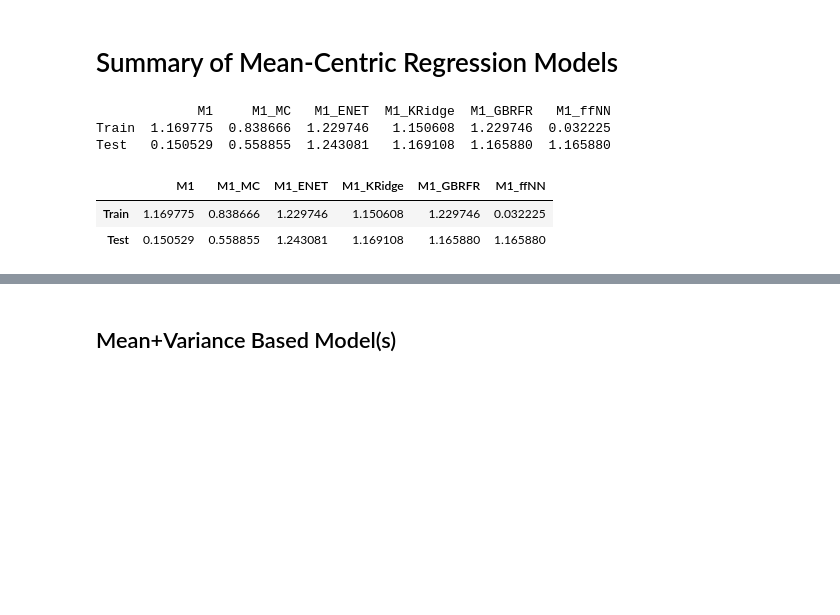
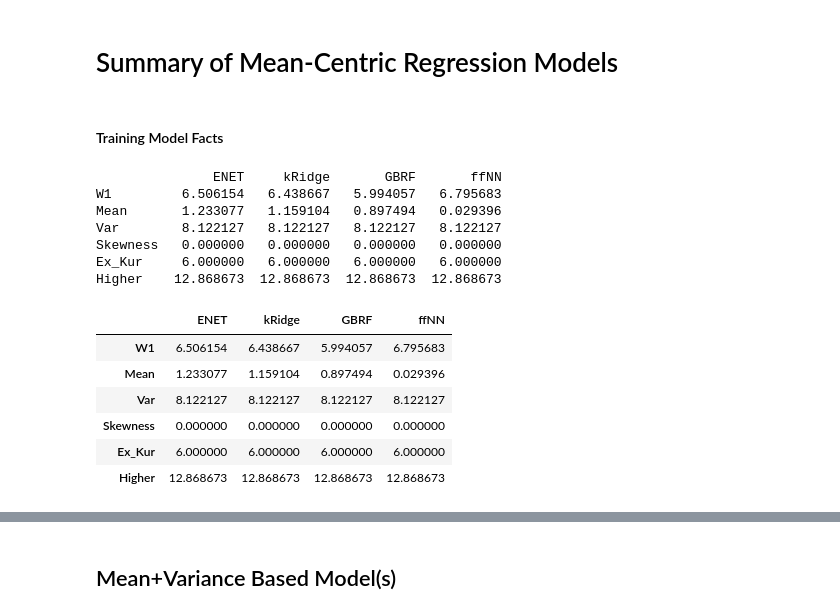
Before and after one commit to AnastasisKratsios/UniversalProcesses, a Jupyter notebook: Universal_Measure_Valued_networks.ipynb, the cells around one changed output, grey strips where cells are left out. Cells and saved outputs as stored; diff of their text form; code cells hidden in the pictures; blank space fills up the shorter version.

```diff
--- a/Universal_Measure_Valued_networks.ipynb
+++ b/Universal_Measure_Valued_networks.ipynb
@@ -735,12 +810,22 @@ TypeError: 'float' object is not callable
 # %% [markdown]
 # Summary of Mean-Centric Regression Models
-# %%
-print(Summary_mean_models_test)
-Summary_mean_models_test
-# %% [output]
-             M1     M1_MC   M1_ENET  M1_KRidge  M1_GBRFR   M1_ffNN
-Train  1.169775  0.838666  1.229746   1.150608  1.229746  0.032225
-Test   0.150529  0.558855  1.243081   1.169108  1.165880  1.165880
-|  | M1 | M1_MC | M1_ENET | M1_KRidge | M1_GBRFR | M1_ffNN |
-| Train | 1.169775 | 0.838666 | 1.229746 | 1.150608 | 1.229746 | 0.032225 |
-| Test | 0.150529 | 0.558855 | 1.243081 | 1.169108 | 1.165880 | 1.165880 |
+# %% [markdown]
+#### Training Model Facts
+# %%
+print(Summary_pred_Qual_models)
+Summary_pred_Qual_models
+# %% [output]
+               ENET     kRidge       GBRF       ffNN
+W1         6.506154   6.438667   5.994057   6.795683
+Mean       1.233077   1.159104   0.897494   0.029396
+Var        8.122127   8.122127   8.122127   8.122127
+Skewness   0.000000   0.000000   0.000000   0.000000
+Ex_Kur     6.000000   6.000000   6.000000   6.000000
+Higher    12.868673  12.868673  12.868673  12.868673
+|  | ENET | kRidge | GBRF | ffNN |
+| W1 | 6.506154 | 6.438667 | 5.994057 | 6.795683 |
+| Mean | 1.233077 | 1.159104 | 0.897494 | 0.029396 |
+| Var | 8.122127 | 8.122127 | 8.122127 | 8.122127 |
+| Skewness | 0.000000 | 0.000000 | 0.000000 | 0.000000 |
+| Ex_Kur | 6.000000 | 6.000000 | 6.000000 | 6.000000 |
+| Higher | 12.868673 | 12.868673 | 12.868673 | 12.868673 |
```
Also changed, not shown: parts of 5 cells of this notebook, 6 other files.
